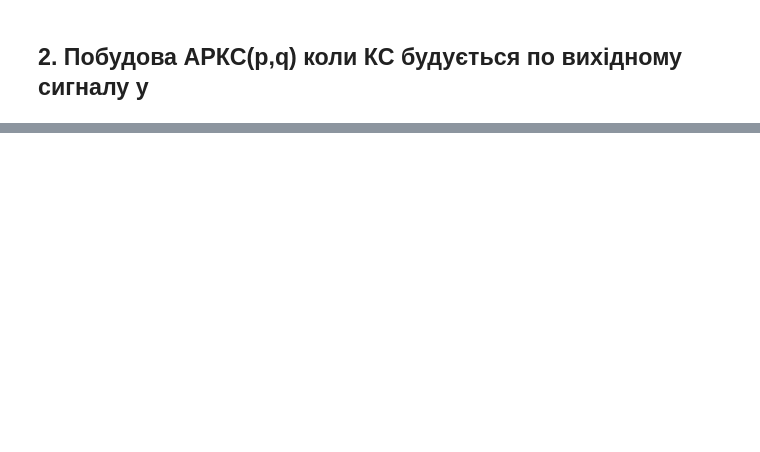
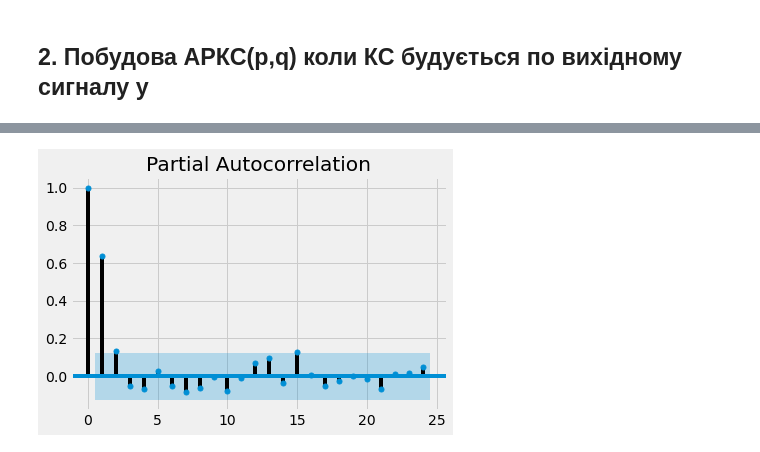
Before and after one commit to bateikoEd/time-series-analysis, a Jupyter notebook: lab3/Untitled.ipynb, the cells around one changed output, grey strips where cells are left out. Drawn from its saved outputs; the diff is of its cells as text; code cells hidden in the pictures; blank space fills up the shorter version.

```diff
--- a/lab3/Untitled.ipynb
+++ b/lab3/Untitled.ipynb
@@ -295,0 +357,6 @@ for name, y_pred in zip(models_metrics.name, predictions_model):
+# %%
+window = 5
+mv5_exp = weight(pd.DataFrame(y), weight='exponential',window=window)
+plot_pacf(mv5_exp);
+# %% [output]
+[figure, added]
```
Also changed, not shown: parts of 20 cells of this notebook.
